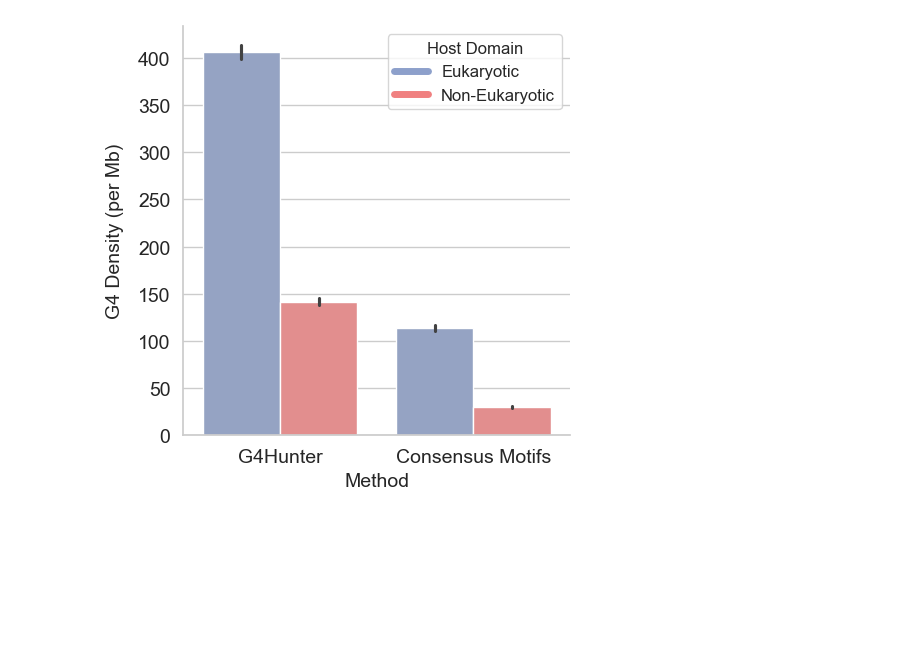
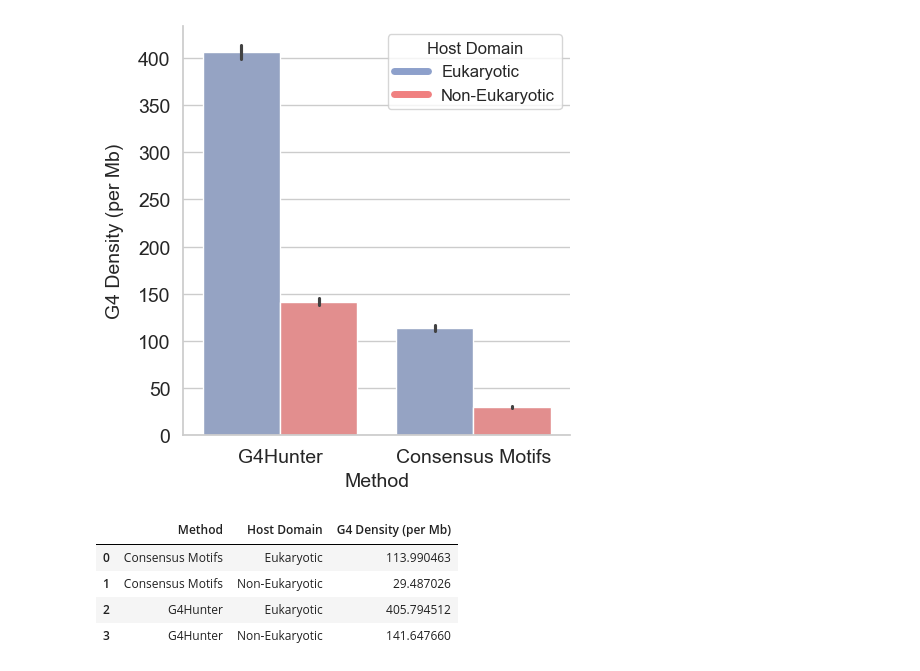
Before and after one commit to Georgakopoulos-Soares-lab/Quadrupia, a Jupyter notebook: notebooks/9_virus_host_g4_density_combined.ipynb, the cells around one changed output. Cells and saved outputs as stored; diff of their text form; code cells hidden in the pictures; blank space fills up the shorter version.

Commit message:
export barplot data into csv

```diff
--- a/notebooks/9_virus_host_g4_density_combined.ipynb
+++ b/notebooks/9_virus_host_g4_density_combined.ipynb
@@ -229,3 +229,20 @@ plt.savefig("../plots/virus_host_domain_g4_density_euk.png")
 # %% [output]
 <Figure size 600x600 with 0 Axes>
 [figure]
+# %%
+# export figure data
+df_virus_host_grouped = df_virus_host.groupby(["Method", "Euk/Non-Euk Host"]).agg({
+    "G4 Density (per Mb)": "mean"
+}).reset_index()
+df_virus_host_grouped.head()
+df_virus_host_grouped.rename(columns={
+    "Euk/Non-Euk Host": "Host Domain",
+}, inplace=True)
+df_virus_host_grouped.to_csv("../results/virus_host_domain_g4_density.csv", index=False)
+df_virus_host_grouped.head()
+# %% [output]
+|  | Method | Host Domain | G4 Density (per Mb) |
+| 0 | Consensus Motifs | Eukaryotic | 113.990463 |
+| 1 | Consensus Motifs | Non-Eukaryotic | 29.487026 |
+| 2 | G4Hunter | Eukaryotic | 405.794512 |
+| 3 | G4Hunter | Non-Eukaryotic | 141.647660 |
```
Also changed, not shown: 5 other files.
